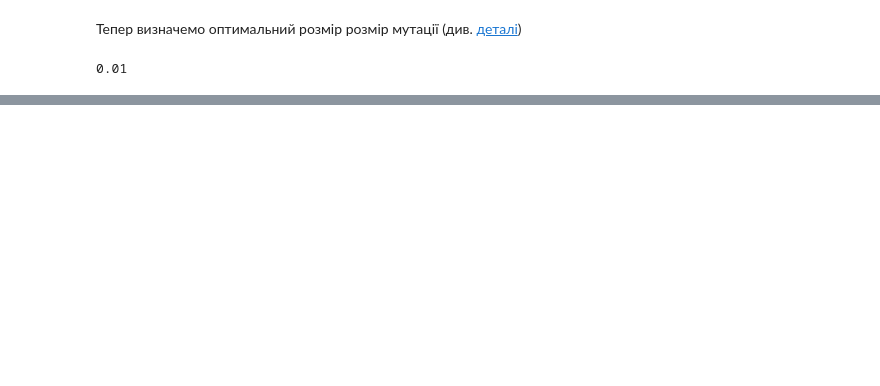
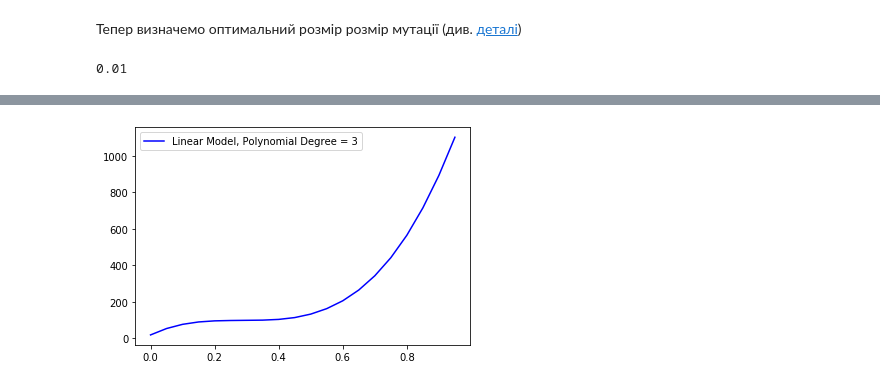
Before and after one commit to egoliuk/genetic_algorithm, a Jupyter notebook: sandbox.ipynb, the cells around one changed output, grey strips where cells are left out. Drawn from its saved outputs; the diff is of its cells as text; code cells hidden in the pictures; blank space fills up the shorter version.

```diff
--- a/sandbox.ipynb
+++ b/sandbox.ipynb
@@ -370,0 +382,7 @@ plt.show()
+# %%
+new_X, new_y = zip(*sorted(zip(X_f.reshape(-1, 1), np.ceil(y_f)))) # sort values for plotting
+plt.plot(new_X, new_y, label='Linear Model, Polynomial Degree = 3', color='b')
+plt.legend()
+plt.show()
+# %% [output]
+[figure, added]
```
Also changed, not shown: parts of 27 cells of this notebook.
